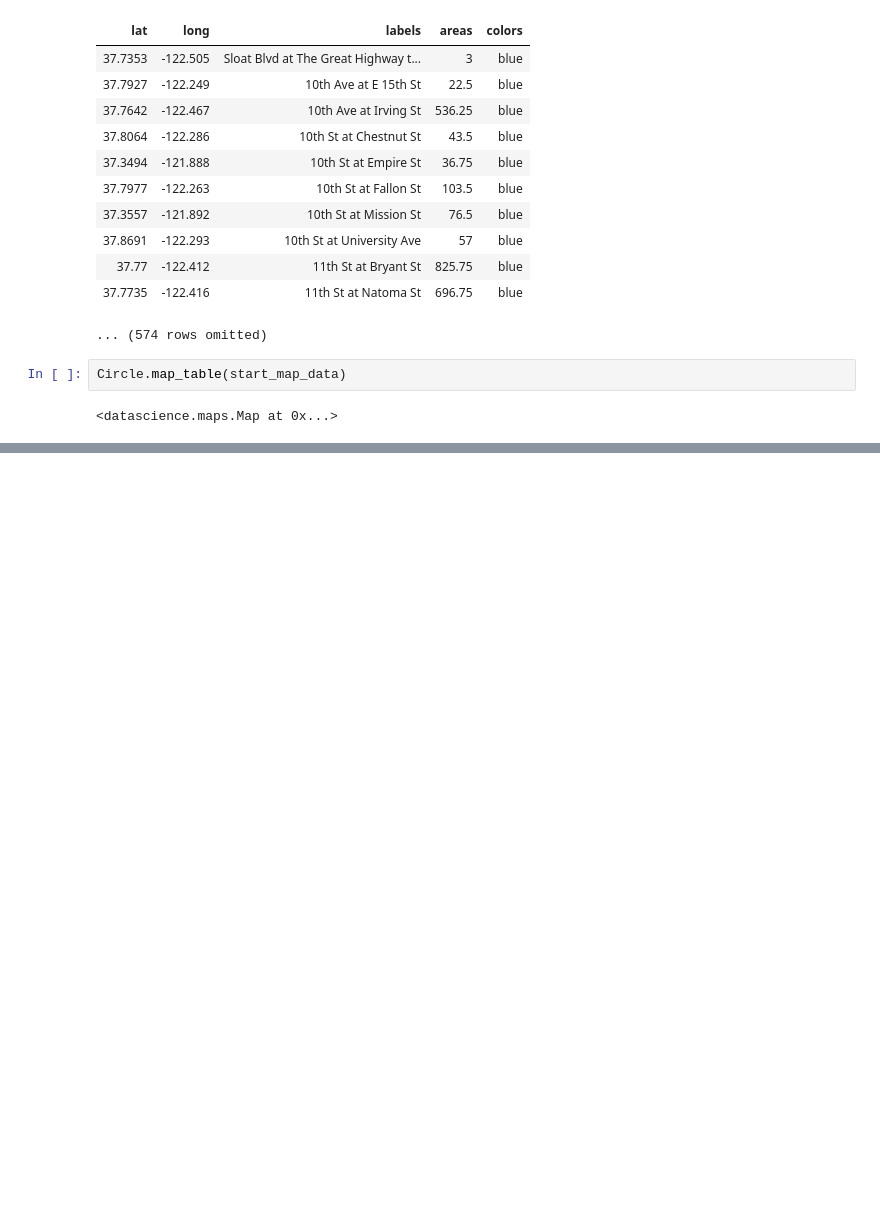
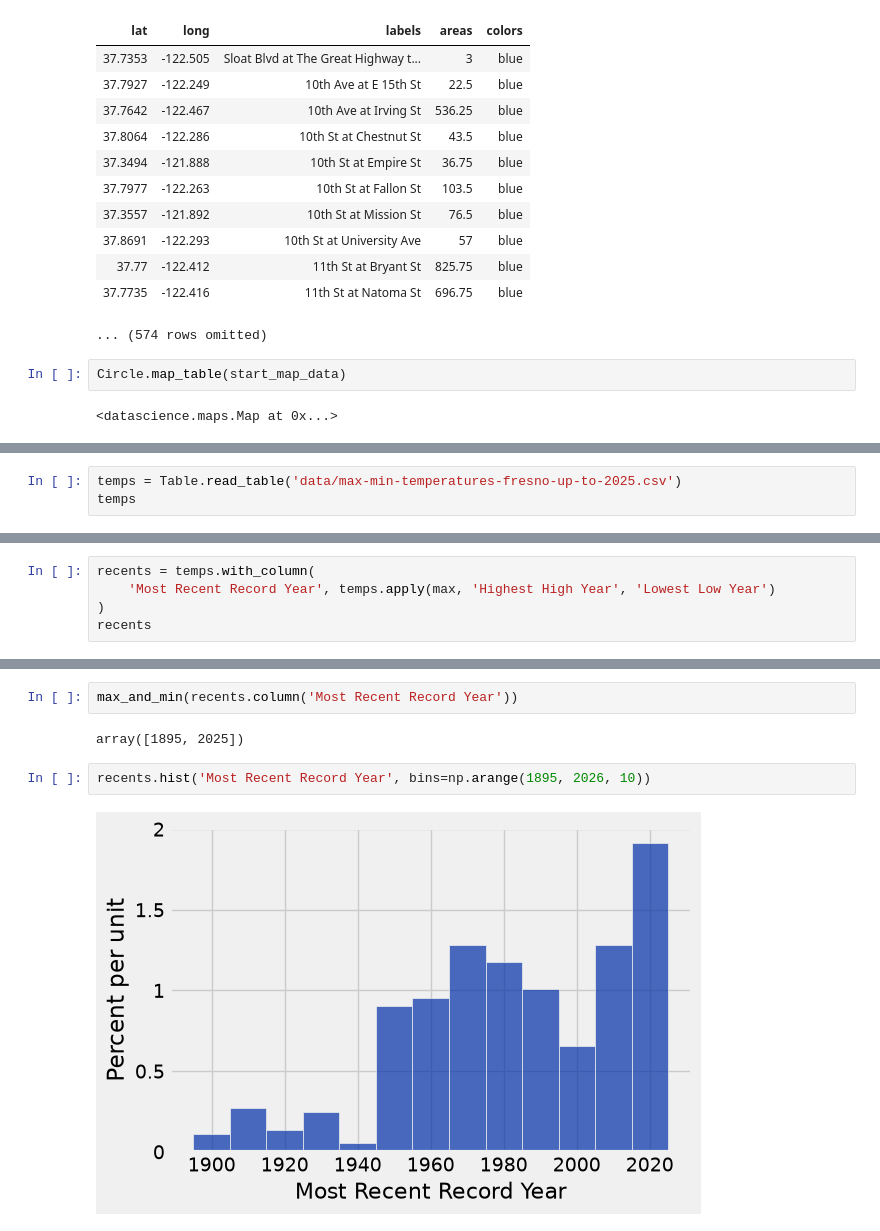
Before and after one commit to lawtonsclass/f26-code-from-class, a Jupyter notebook: data8/ch08.ipynb, the cells around one changed output, grey strips where cells are left out. Cells and saved outputs as stored; diff of their text form; blank space fills up the shorter version.

```diff
--- a/data8/ch08.ipynb
+++ b/data8/ch08.ipynb
@@ -741,0 +744,3 @@ Circle.map_table(start_map_data)
+# %%
+temps = Table.read_table('data/max-min-temperatures-fresno-up-to-2025.csv')
+temps
@@ -741,0 +764,5 @@ Circle.map_table(start_map_data)
+# %%
+recents = temps.with_column(
+    'Most Recent Record Year', temps.apply(max, 'Highest High Year', 'Lowest Low Year')
+)
+recents
@@ -741,0 +782,8 @@ Circle.map_table(start_map_data)
+# %%
+max_and_min(recents.column('Most Recent Record Year'))
+# %% [output]
+array([1895, 2025])
+# %%
+recents.hist('Most Recent Record Year', bins=np.arange(1895, 2026, 10))
+# %% [output]
+[figure, added]
```
Also changed, not shown: parts of 25 cells of this notebook.
